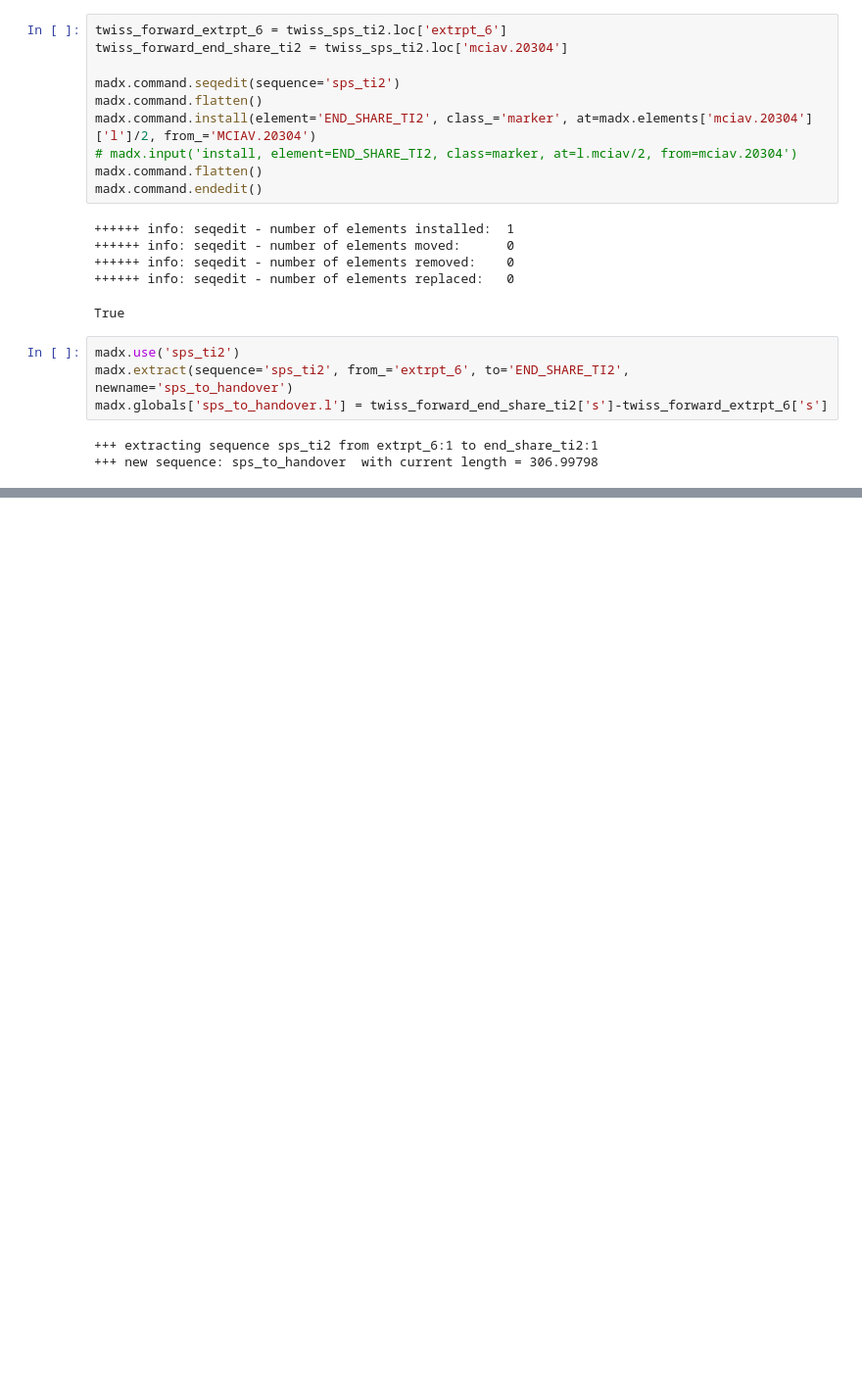
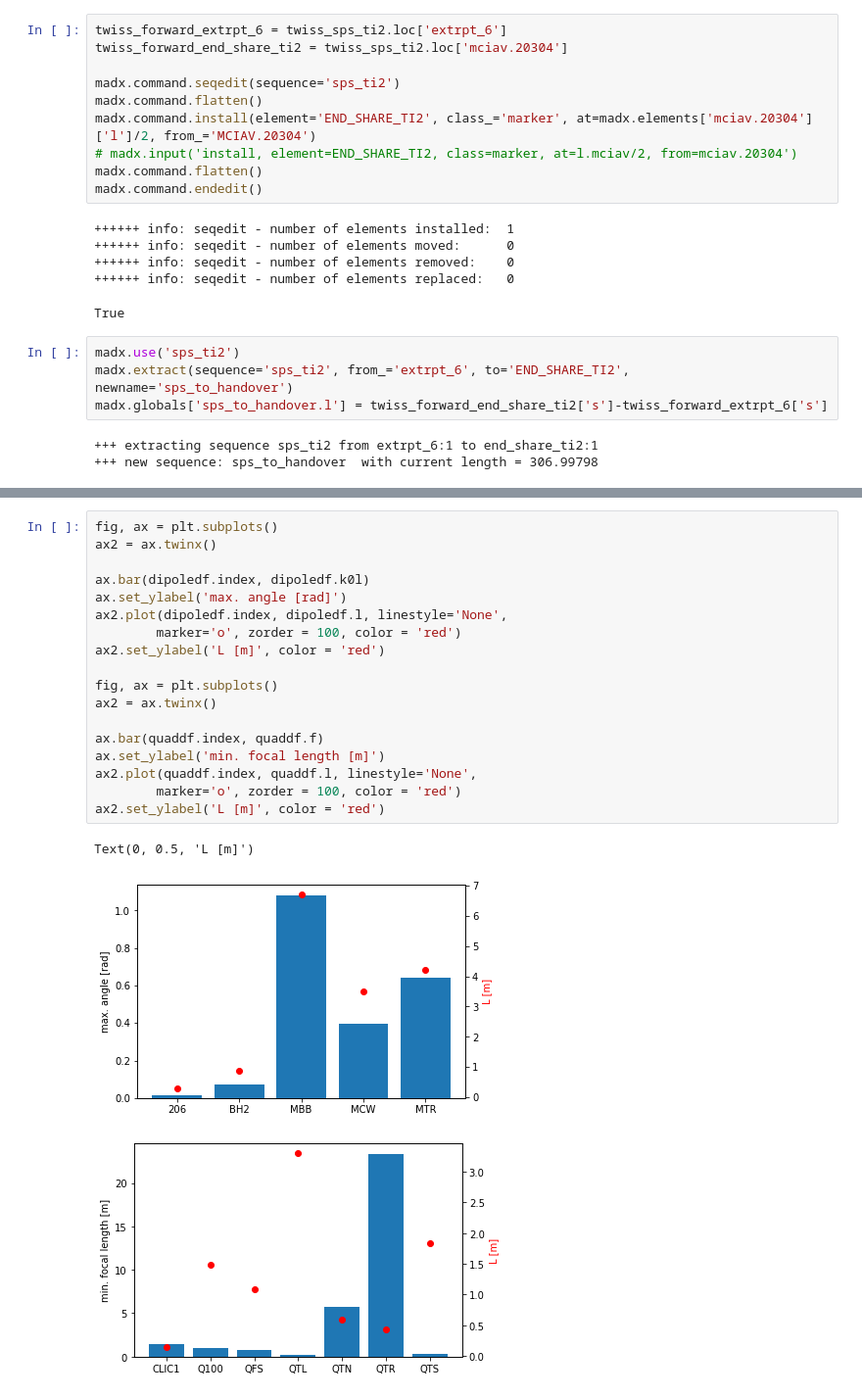
Before and after one commit to ydutheil/Transfer_lines_demo, a Jupyter notebook: eSPS_injection/eSPS_injection.ipynb, the cells around one changed output, grey strips where cells are left out. Shown: that part at 98% size. Cells and saved outputs as stored; diff of their text form; blank space fills up the shorter version.

```diff
--- a/eSPS_injection/eSPS_injection.ipynb
+++ b/eSPS_injection/eSPS_injection.ipynb
@@ -336 +567,23 @@ First use the magnet specifications provided and process the data to compare the
+# %%
+fig, ax = plt.subplots()
+ax2 = ax.twinx()
+
+ax.bar(dipoledf.index, dipoledf.k0l)
+ax.set_ylabel('max. angle [rad]')
+ax2.plot(dipoledf.index, dipoledf.l, linestyle='None',
+        marker='o', zorder = 100, color = 'red')
+ax2.set_ylabel('L [m]', color = 'red')
+
+fig, ax = plt.subplots()
+ax2 = ax.twinx()
+
+ax.bar(quaddf.index, quaddf.f)
+ax.set_ylabel('min. focal length [m]')
+ax2.plot(quaddf.index, quaddf.l, linestyle='None',
+        marker='o', zorder = 100, color = 'red')
+ax2.set_ylabel('L [m]', color = 'red')
+# %% [output]
+Text(0, 0.5, 'L [m]')
+[figure, added]
+[figure, added]
 # %% [markdown]
```
Also changed, not shown: parts of 46 cells of this notebook, 1 other file.
